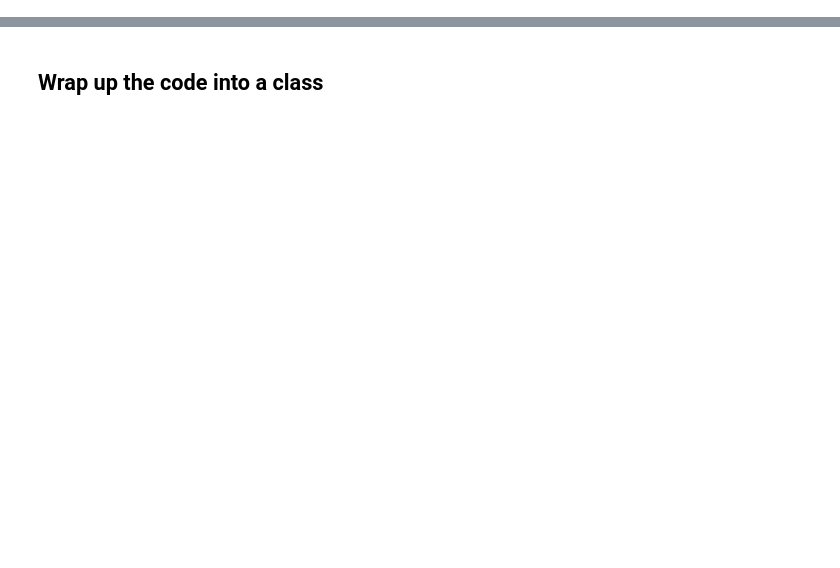
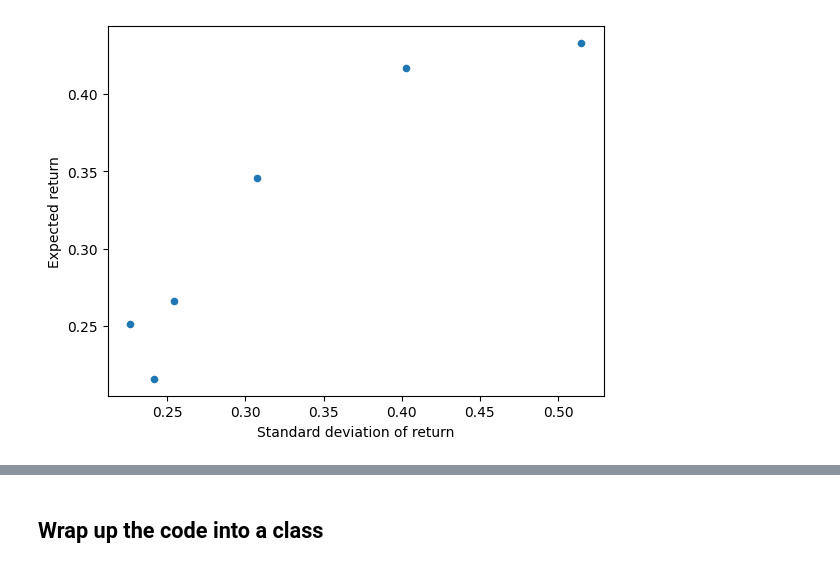
Before and after one commit to WuYenSun/Modern_Portfolio_Thoery, a Jupyter notebook: Modern_Portfolio_Theory_2023_06_22.ipynb, the cells around one changed output, grey strips where cells are left out. Cells and saved outputs as stored; diff of their text form; code cells hidden in the pictures; blank space fills up the shorter version.

```diff
--- a/Modern_Portfolio_Theory_2023_06_22.ipynb
+++ b/Modern_Portfolio_Theory_2023_06_22.ipynb
@@ -50,0 +50,7 @@ D = A*C - B**2
+# %%
+# Plot the stocks in the risk-return space
+plt.scatter(arr_cov_matrix.diagonal()**0.5, arr_expected_rets[:,0], s=20)
+plt.gca().update(dict(xlabel='Standard deviation of return', ylabel='Expected return'))
+plt.show()
+# %% [output]
+[figure, added]
```
Also changed, not shown: parts of 15 cells of this notebook, 1 other file.
